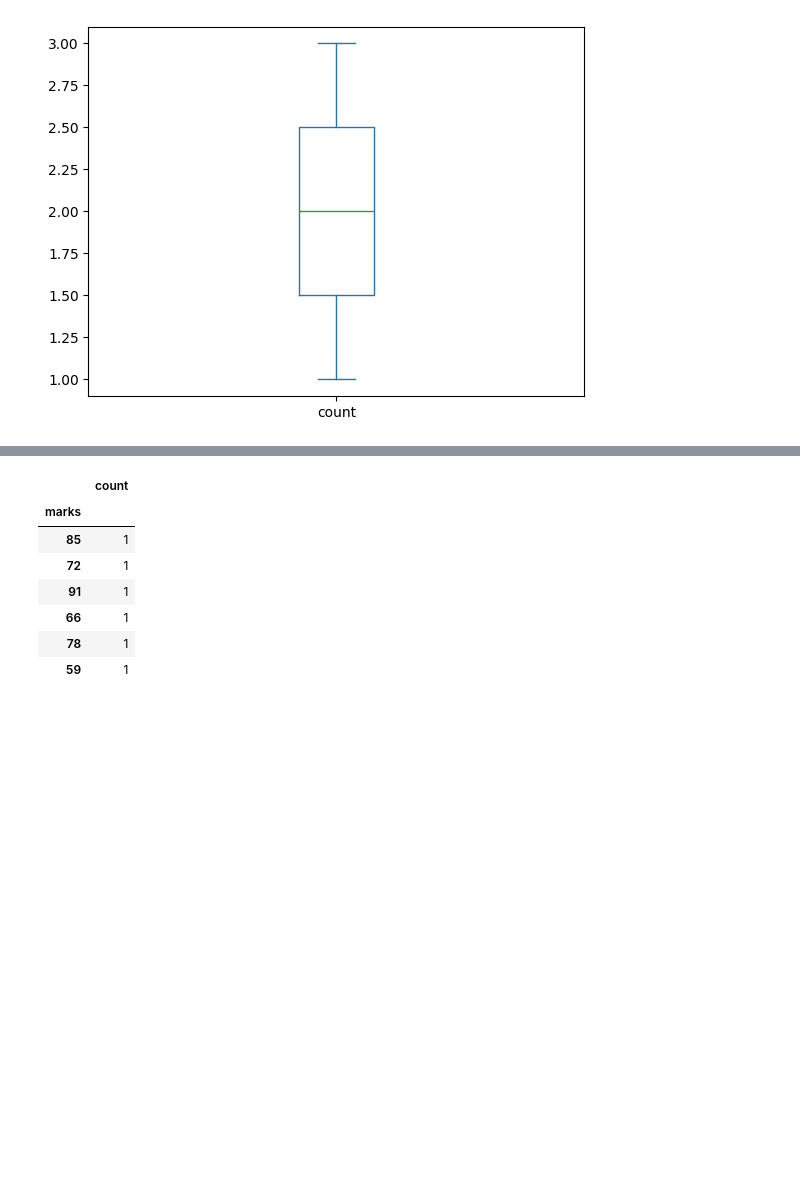
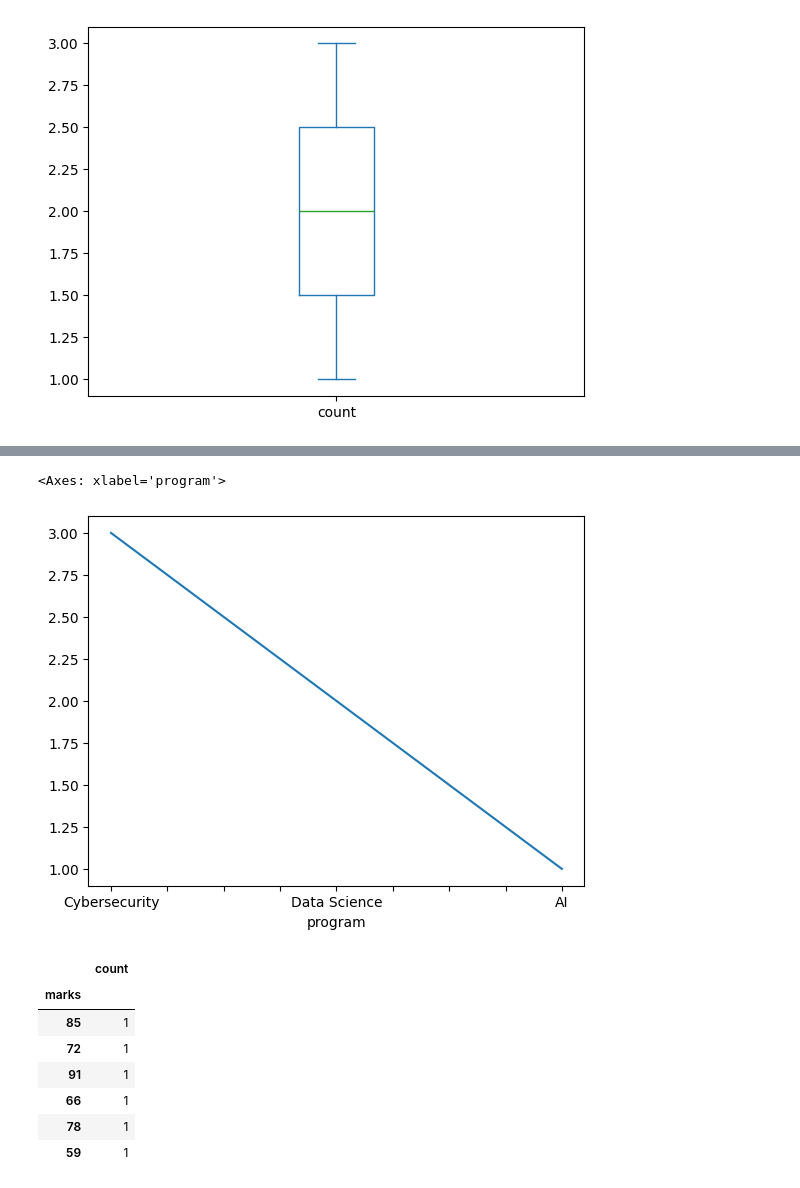
Before and after one commit to Sru-j/daily_lab_activities, a Jupyter notebook: pandas_dataframeII_S.ipynb, the cells around one changed output, grey strips where cells are left out. Cells and saved outputs as stored; diff of their text form; code cells hidden in the pictures; blank space fills up the shorter version.

```diff
--- a/pandas_dataframeII_S.ipynb
+++ b/pandas_dataframeII_S.ipynb
@@ -314,3 +324,9 @@ df['program'].value_counts().plot(kind='box')
+# %%
+df['program'].value_counts().plot() #or
+#df['program'].value_counts().plot(kind='line')
+# %% [output]
+<Axes: xlabel='program'>
+[figure, added]
 # %%
 # To check the distribution of marks
 df['marks'].value_counts()
```
Also changed, not shown: parts of 2 cells of this notebook.
